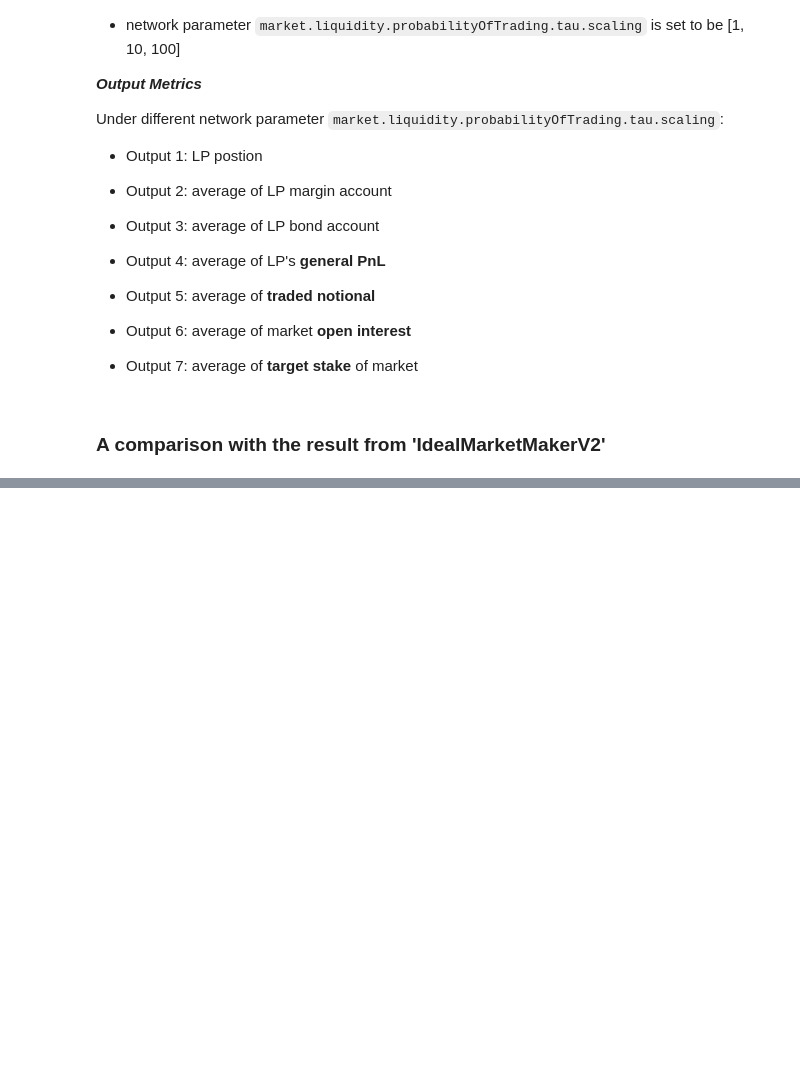
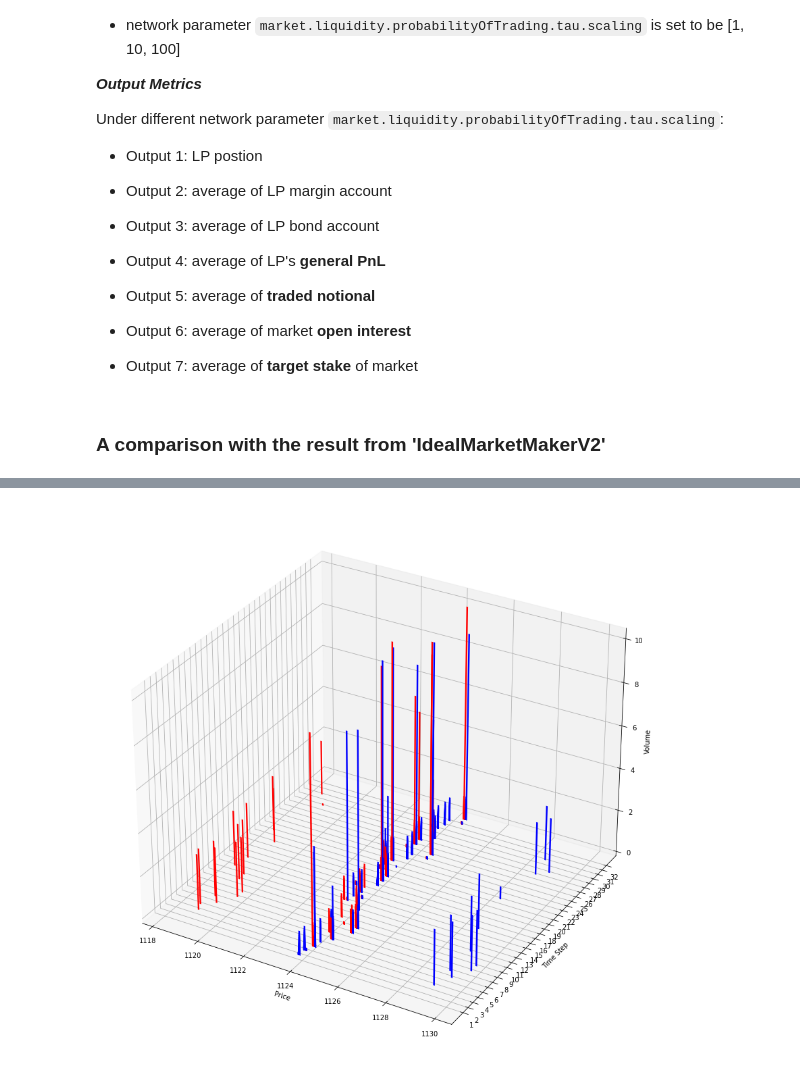
Before and after one commit to vegaprotocol/vega-market-sim, a Jupyter notebook: parameter_results/TauScaling_v2/NetworkParameter_NBC_TauScaling.ipynb, the cells around one changed output, grey strips where cells are left out. Cells and saved outputs as stored; diff of their text form; code cells hidden in the pictures; blank space fills up the shorter version.

Commit message:
feat: Add second 3D bar chart of LOB

```diff
--- a/parameter_results/TauScaling_v2/NetworkParameter_NBC_TauScaling.ipynb
+++ b/parameter_results/TauScaling_v2/NetworkParameter_NBC_TauScaling.ipynb
@@ -365,0 +287,75 @@ fig.show()
+# %%
+# 3D bar chart of LOB
+from plotly.offline import init_notebook_mode, iplot
+init_notebook_mode(connected = True)
+
+price_step = np.arange(df['Price'].min(),df['Price'].max(),0.001)
+column = ['Time Step'] + list(np.round(price_step,3))
+
+trans_bid = []
+trans_ask = []
+
+for i in range(data.shape[0]):
+    dict_bid = dict(zip(column,[data['Time Step'].iloc[i]] + [0]*len(price_step)))
+    dict_ask = dict(zip(column,[data['Time Step'].iloc[i]] + [0]*len(price_step)))
+
+    res_bid = data['Order Book Bid Side'].iloc[i]
+    res_ask = data['Order Book Ask Side'].iloc[i]
+
+    res_bid = res_bid[1:-1]
+    res_bid = res_bid.split(', ')
+    res_ask = res_ask[1:-1]
+    res_ask = res_ask.split(', ')
+
+    for _ in range(len(res_bid)):
+        tmp = res_bid[_].split(': ')
+        if len(tmp) == 2:
+            dict_bid[round(float(tmp[0]),3)] = round(float(tmp[1]),2)
+
+    for _ in range(len(res_ask)):
+        tmp = res_ask[_].split(': ')
+        if len(tmp) == 2:
+            dict_ask[round(float(tmp[0]),3)] = round(float(tmp[1]),2)
+
+    trans_bid.append(dict_bid)
+    trans_ask.append(dict_ask)
+
+data_bid = pd.DataFrame(trans_bid)
+data_bid = data_bid.loc[:, (data_bid != 0).any(axis=0)]
+data_ask = pd.DataFrame(trans_ask)
+data_ask = data_ask.loc[:, (data_ask != 0).any(axis=0)]
+
+# Plot 3D LOB with bar plot
+set = 0
+
+time_step = np.arange(1,33) + 32 * set
+fig = plt.figure(figsize=(15,15))
+ax = fig.add_subplot(111, projection='3d')
+ax.set_xlabel('Price')
+ax.set_ylabel('Time Step')
+ax.set_zlabel('Volume')
+ax.set_yticks(time_step)
+
+data_set = data_bid.iloc[time_step[0]-1:time_step[-1],:]
+data_set = data_set.loc[:, (data_set != 0).any(axis=0)]
+data_set = data_set.dropna(axis=1,how='any')
+
+for step in time_step:
+  xs = list(data_set.columns[1:])
+  ys = list(data_set.iloc[step-32*set-1, 1:])
+  # Plot the 3D bar graph given by xs and ys
+  ax.bar(xs, ys, zs=step, zdir='y',color='red',width=0.07)
+
+data_set = data_ask.iloc[time_step[0]-1:time_step[-1],:]
+data_set = data_set.loc[:, (data_set != 0).any(axis=0)]
+data_set = data_set.dropna(axis=1,how='any')
+
+for step in time_step:
+  xs = list(data_set.columns[1:])
+  ys = list(data_set.iloc[step-32*set-1, 1:])
+  # Plot the 3D bar graph given by xs and ys
+  ax.bar(xs, ys, zs=step, zdir='y',color='blue',width=0.07)
+
+plt.show()
+# %% [output]
+[figure, added]
```
Also changed, not shown: parts of 5 cells of this notebook.
